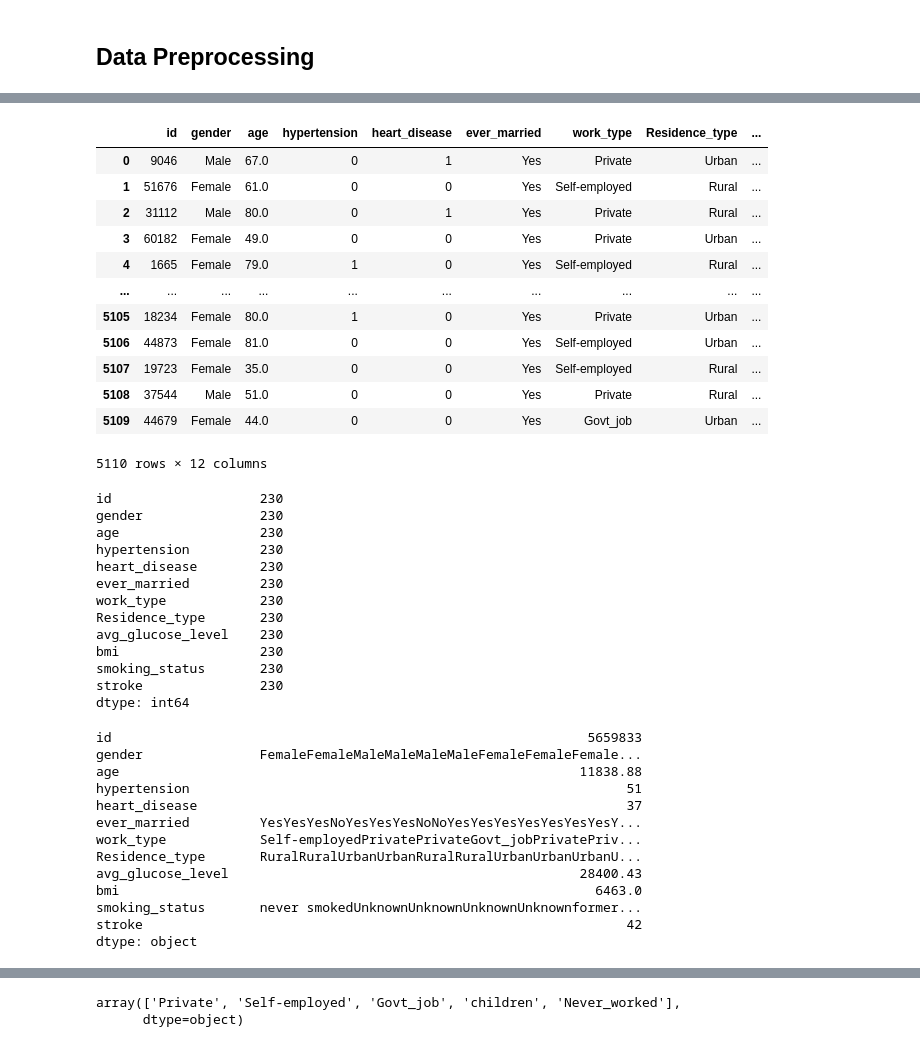
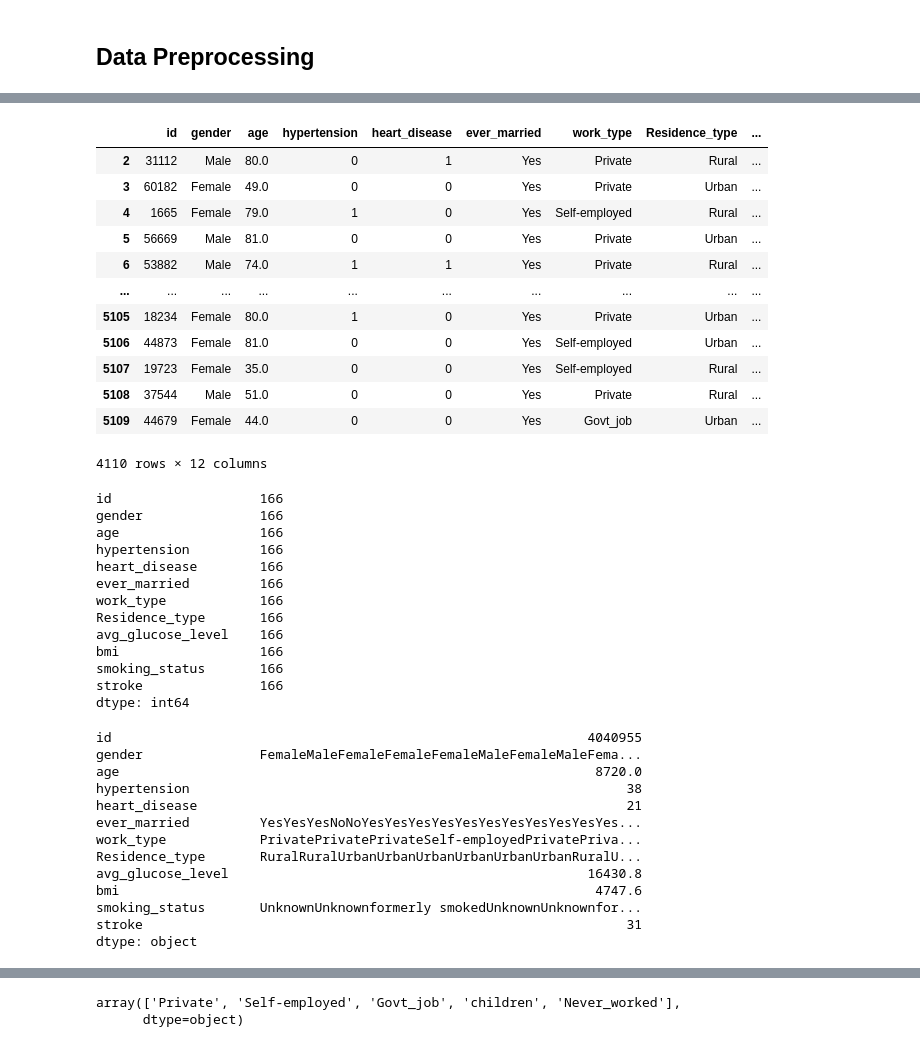
Before and after one commit to Flxp49/ds-stroke-analysis, a Jupyter notebook: notebook.ipynb, the cells around one changed output, grey strips where cells are left out. Drawn from its saved outputs; the diff is of its cells as text; code cells hidden in the pictures.

```diff
--- a/notebook.ipynb
+++ b/notebook.ipynb
@@ -219,0 +216,6 @@ a = sns.displot(data=data, x="avg_glucose_level", kind="kde", hue="stroke")
+# %%
+# Age
+q = data['age'].quantile(0.10)
+dataf = data[data['age']>q]
+# dataf[dataf['stroke']==1]
+dataf.describe()
@@ -219,0 +232,5 @@ a = sns.displot(data=data, x="avg_glucose_level", kind="kde", hue="stroke")
+# %%
+# avg_glucose_level
+q = dataf['avg_glucose_level'].quantile(0.90)
+dataf = dataf[dataf['avg_glucose_level']<q]
+dataf.describe()
@@ -236,5 +265,5 @@ data[data["bmi"].isna()]
 # %%
-droppednas = data
+droppednas = dataf
 droppednas["bmi"].dropna(inplace=True)
 droppednas["bmi"].median()
 # %% [output]
@@ -242,52 +271,52 @@ droppednas["bmi"].median()
 # %%
-fillednas = data
-fillednas["bmi"].fillna(28.1, inplace=True)
+fillednas = dataf
+fillednas["bmi"].fillna(droppednas["bmi"].median(), inplace=True)
 fillednas
 # %% [output]
 |  | id | gender | age | hypertension | heart_disease | ever_married | work_type | Residence_type | ... |
-| 0 | 9046 | Male | 67.0 | 0 | 1 | Yes | Private | Urban | ... |
-| 1 | 51676 | Female | 61.0 | 0 | 0 | Yes | Self-employed | Rural | ... |
 | 2 | 31112 | Male | 80.0 | 0 | 1 | Yes | Private | Rural | ... |
 | 3 | 60182 | Female | 49.0 | 0 | 0 | Yes | Private | Urban | ... |
 | 4 | 1665 | Female | 79.0 | 1 | 0 | Yes | Self-employed | Rural | ... |
+| 5 | 56669 | Male | 81.0 | 0 | 0 | Yes | Private | Urban | ... |
+| 6 | 53882 | Male | 74.0 | 1 | 1 | Yes | Private | Rural | ... |
 | ... | ... | ... | ... | ... | ... | ... | ... | ... | ... |
 | 5105 | 18234 | Female | 80.0 | 1 | 0 | Yes | Private | Urban | ... |
 | 5106 | 44873 | Female | 81.0 | 0 | 0 | Yes | Self-employed | Urban | ... |
 | 5107 | 19723 | Female | 35.0 | 0 | 0 | Yes | Self-employed | Rural | ... |
 | 5108 | 37544 | Male | 51.0 | 0 | 0 | Yes | Private | Rural | ... |
 | 5109 | 44679 | Female | 44.0 | 0 | 0 | Yes | Govt_job | Urban | ... |
-5110 rows × 12 columns
+4110 rows × 12 columns
 # %%
-fillednas[fillednas["bmi"] == 28.1].count()
+fillednas[fillednas["bmi"] == 28.6].count()
 # %% [output]
-id                   230
-gender               230
-age                  230
-hypertension         230
-heart_disease        230
-ever_married         230
-work_type            230
-Residence_type       230
-avg_glucose_level    230
-bmi                  230
-smoking_status       230
-stroke               230
+id                   166
+gender               166
+age                  166
+hypertension         166
+heart_disease        166
+ever_married         166
+work_type            166
+Residence_type       166
+avg_glucose_level    166
+bmi                  166
+smoking_status       166
+stroke               166
 dtype: int64
 # %%
-fillednas[fillednas["bmi"] == 28.1].sum()
+fillednas[fillednas["bmi"] == 28.6].sum()
 # %% [output]
-id                                                             5659833
-gender               FemaleFemaleMaleMaleMaleMaleFemaleFemaleFemale...
-age                                                           11838.88
-hypertension                                                        51
-heart_disease                                                       37
-ever_married         YesYesYesNoYesYesYesNoNoYesYesYesYesYesYesYesY...
-work_type            Self-employedPrivatePrivateGovt_jobPrivatePriv...
-Residence_type       RuralRuralUrbanUrbanRuralRuralUrbanUrbanUrbanU...
-avg_glucose_level                                             28400.43
-bmi                                                             6463.0
-smoking_status       never smokedUnknownUnknownUnknownUnknownformer...
-stroke                                                              42
+id                                                             4040955
+gender               FemaleMaleFemaleFemaleFemaleMaleFemaleMaleFema...
+age                                                             8720.0
+hypertension                                                        38
+heart_disease                                                       21
+ever_married         YesYesYesNoNoYesYesYesYesYesYesYesYesYesYesYes...
+work_type            PrivatePrivatePrivateSelf-employedPrivatePriva...
+Residence_type       RuralRuralUrbanUrbanUrbanUrbanUrbanUrbanRuralU...
+avg_glucose_level                                              16430.8
+bmi                                                             4747.6
+smoking_status       UnknownUnknownformerly smokedUnknownUnknownfor...
+stroke                                                              31
 dtype: object
 # %%
 fillednas.describe()
```
Also changed, not shown: parts of 25 cells of this notebook.
